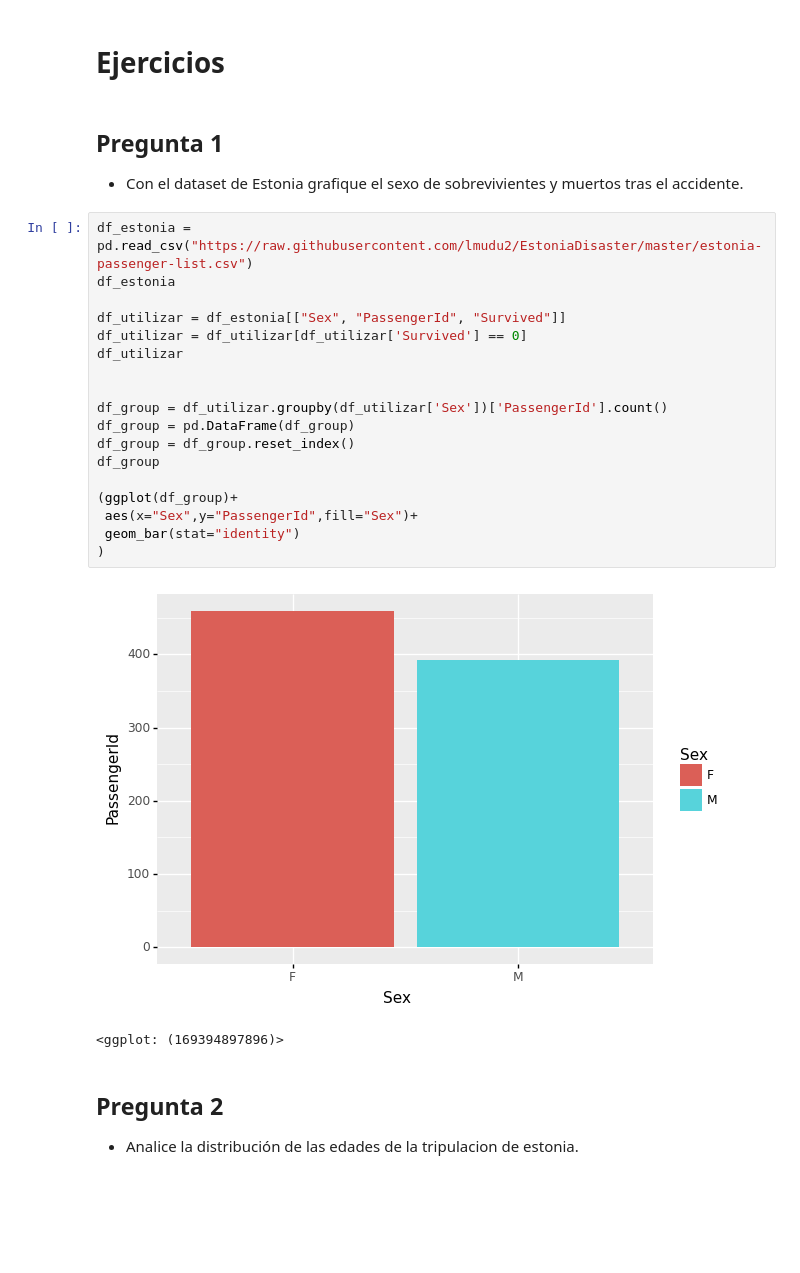
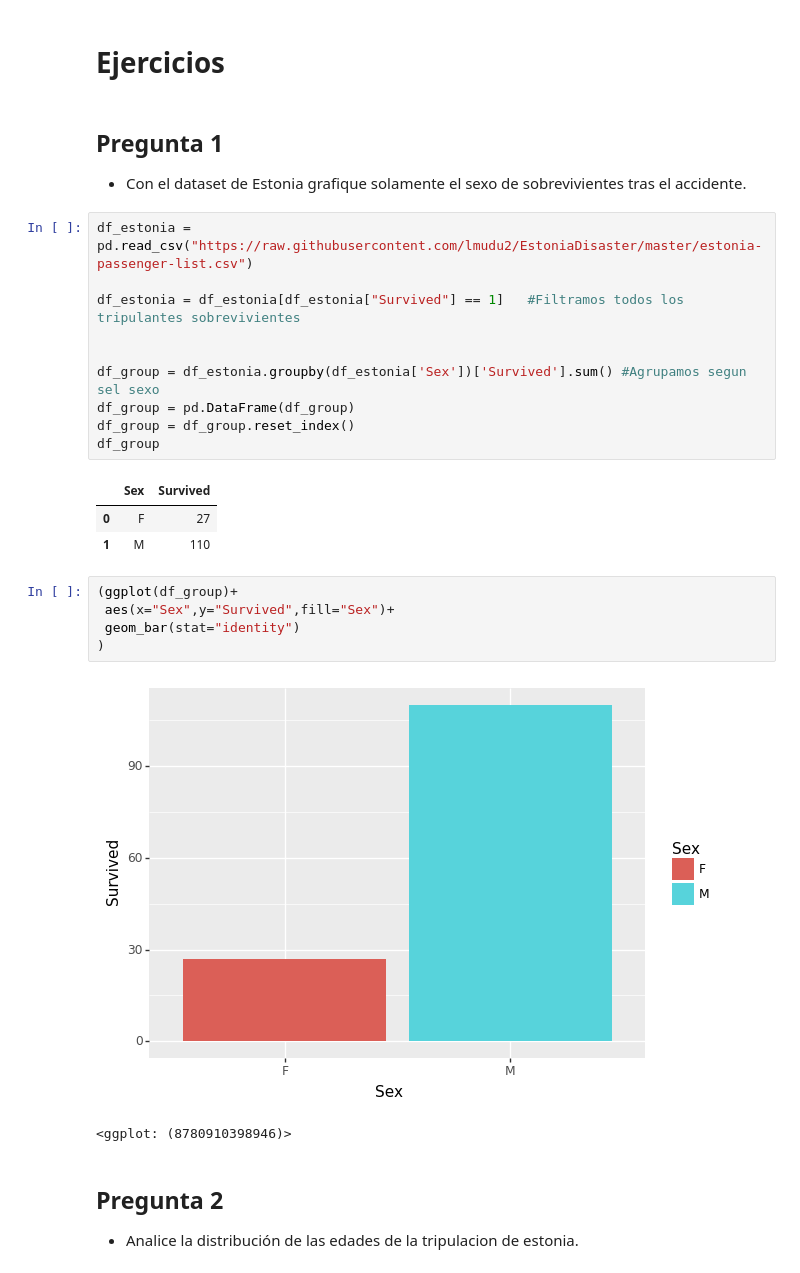
Before and after one commit to BrunoJReyes/AyudantiasTICS314-2022-2, a Jupyter notebook: Solución Ayudantía n°3_ Visualización de datos.ipynb, the cells around one changed output. Drawn from its saved outputs; the diff is of its cells as text; blank space fills up the shorter version.

```diff
--- a/Solución Ayudantía n°3_ Visualización de datos.ipynb
+++ b/Solución Ayudantía n°3_ Visualización de datos.ipynb
@@ -219,28 +219,29 @@ theme_xkcd()
 # %% [markdown]
 ## Pregunta 1
 
-* Con el dataset de Estonia grafique el sexo de sobrevivientes y muertos tras el accidente.
+* Con el dataset de Estonia grafique solamente el sexo de sobrevivientes tras el accidente.
 # %%
 df_estonia = pd.read_csv("https://raw.githubusercontent.com/lmudu2/EstoniaDisaster/master/estonia-passenger-list.csv")
-df_estonia
 
-df_utilizar = df_estonia[["Sex", "PassengerId", "Survived"]]
-df_utilizar = df_utilizar[df_utilizar['Survived'] == 0]
-df_utilizar
+df_estonia = df_estonia[df_estonia["Survived"] == 1]   #Filtramos todos los tripulantes sobrevivientes
 
 
-df_group = df_utilizar.groupby(df_utilizar['Sex'])['PassengerId'].count()
+df_group = df_estonia.groupby(df_estonia['Sex'])['Survived'].sum() #Agrupamos segun sel sexo
 df_group = pd.DataFrame(df_group)
 df_group = df_group.reset_index()
 df_group
-
-(ggplot(df_group)+
- aes(x="Sex",y="PassengerId",fill="Sex")+
- geom_bar(stat="identity")
-)
 # %% [output]
-[figure, removed]
-<ggplot: (169394897896)>
+|  | Sex | Survived |
+| 0 | F | 27 |
+| 1 | M | 110 |
+# %%
+(ggplot(df_group)+
+ aes(x="Sex",y="Survived",fill="Sex")+
+ geom_bar(stat="identity")
+)
+# %% [output]
+[figure, added]
+<ggplot: (8780910398946)>
 # %% [markdown]
 ## Pregunta 2
 
```
Also changed, not shown: parts of 42 cells of this notebook, 1 other file.
